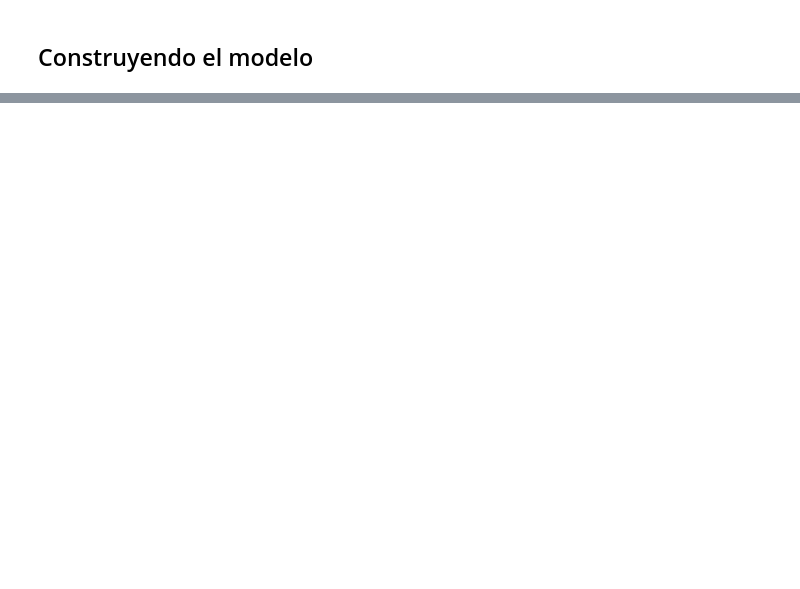
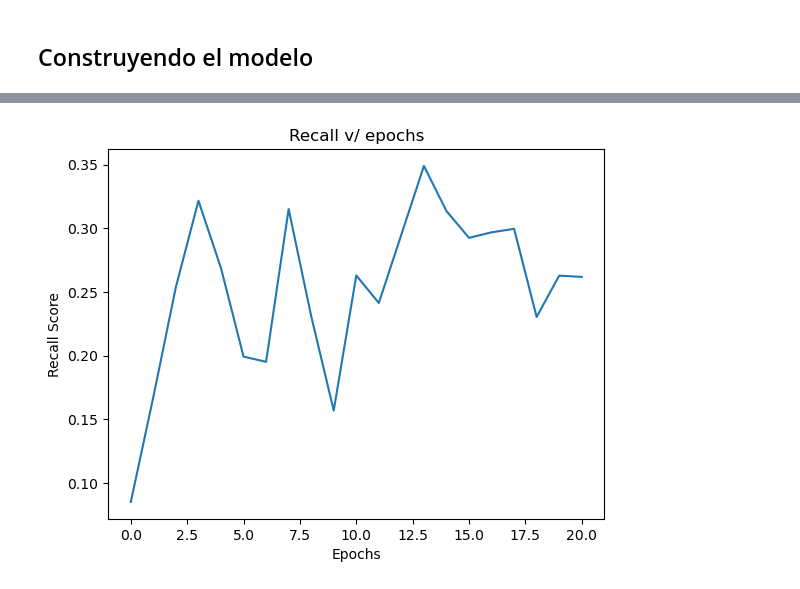
Before and after one commit to nsalazarv/msds_NN, a Jupyter notebook: MLP Classifier/mlp_aerolineas.ipynb, the cells around one changed output, grey strips where cells are left out. Cells and saved outputs as stored; diff of their text form; code cells hidden in the pictures; blank space fills up the shorter version.

```diff
--- a/MLP Classifier/mlp_aerolineas.ipynb
+++ b/MLP Classifier/mlp_aerolineas.ipynb
@@ -342,0 +271,9 @@ print("Test Accuracy:{0:.2f}".format(testing_accuracy[-1]))
+# %%
+history.history['recall']
+plt.plot(history.epoch, history.history['recall'])
+plt.title('Recall v/ epochs')
+plt.ylabel('Recall Score')
+plt.xlabel('Epochs')
+plt.show()
+# %% [output]
+[figure, added]
```
Also changed, not shown: parts of 22 cells of this notebook.
